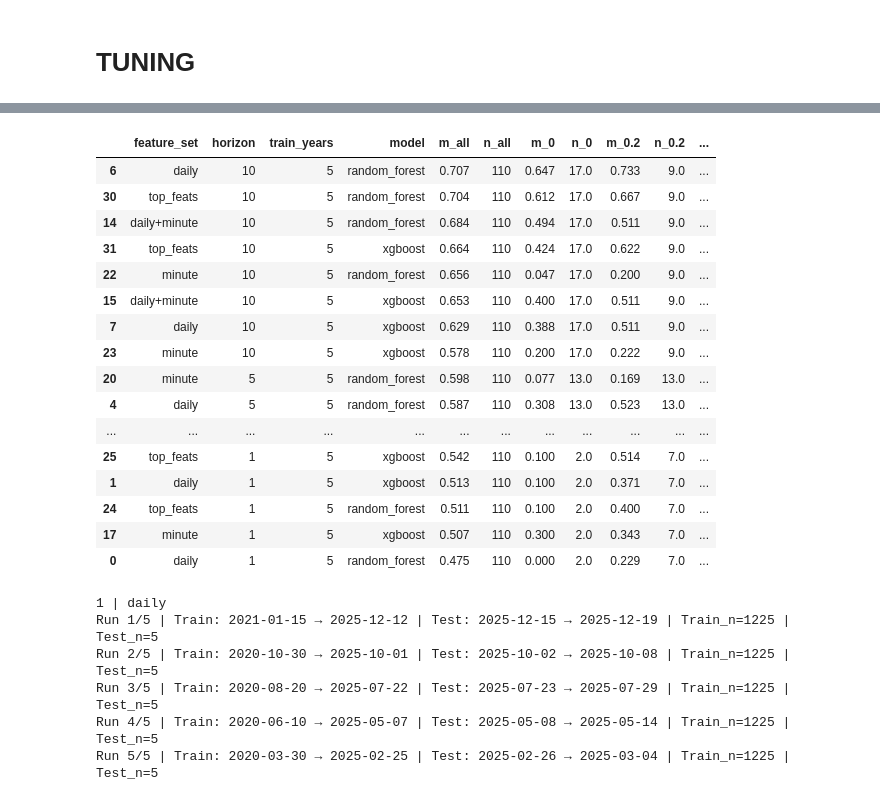
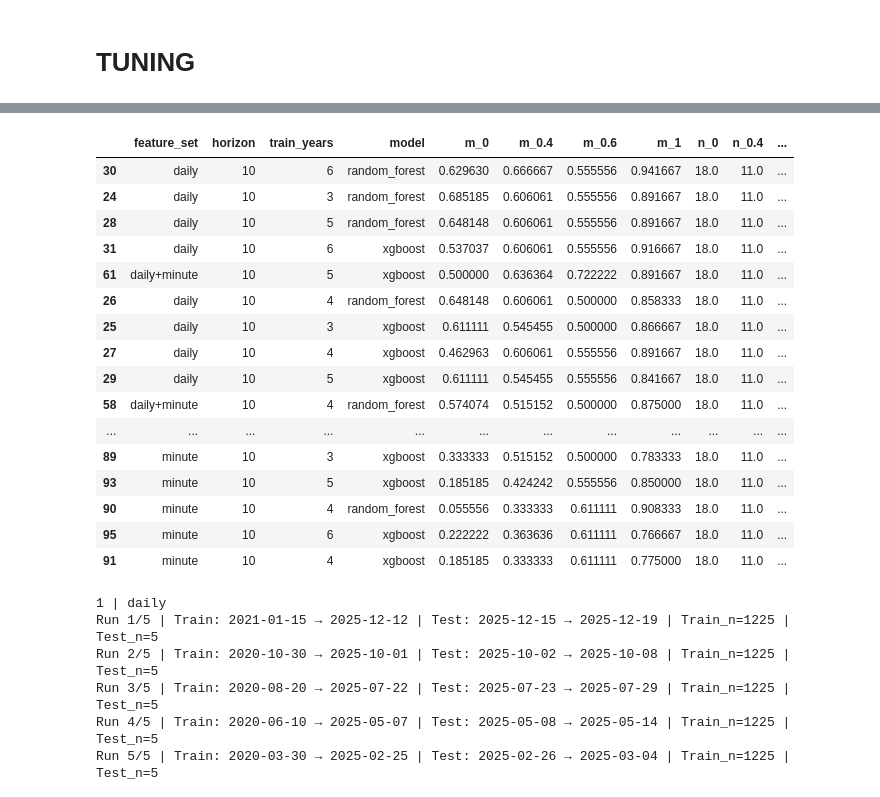
Before and after one commit to bchase17/Fracturion, a Jupyter notebook: Intraday_Model_Pipeline/training_pipeline_simple.ipynb, the cells around one changed output, grey strips where cells are left out. Saved outputs shown, nothing was run; the diff lists cells and outputs as text; code cells hidden in the pictures.

```diff
--- a/Intraday_Model_Pipeline/training_pipeline_simple.ipynb
+++ b/Intraday_Model_Pipeline/training_pipeline_simple.ipynb
@@ -33,7 +33,7 @@ importlib.reload(min_features)
 importlib.reload(daily_return)
 
 df_min = min_features.min_features()
-returns = [1, 3, 5, 10]
+returns = [1, 2, 3, 5, 10]
 df_daily = daily_return.pull_daily('QQQ', returns)
 
 df_main = pd.merge(df_min, df_daily, how='inner', on='Date')
@@ -44,5 +44,12 @@ daily_cols = [
     c for c in df_daily.iloc[:, 1:].columns
     if "return" not in c.lower()
 ]
-min_cols = df_min.iloc[:, 1:].columns.to_list()
+close_cols = df_min.columns[df_min.columns.str.contains("close_")].to_list()
+min_cols = (
+    df_min
+    .loc[:, ~df_min.columns.isin(close_cols)]  # drop close_ columns
+    .iloc[:, 1:]                               # drop first column
+    .columns
+    .to_list()
+)
 results_baseline = pd.read_csv("baseline_performance_1-3-5-10.csv")
@@ -406,7 +400,6 @@ def walkback_runs(
             # inside your per-model loop, replace: m.fit(X_train, y_train)
             base = model
             grid = param_grids.get(model_name)
-            print(grid)
 
             if not grid:
                 m = clone(base).fit(X_train, y_train)
@@ -493,14 +486,14 @@ def walkback_runs(
 column_sets = [daily_cols, min_cols]#, daily_cols + min_cols]
 names = ["daily", "minute"]#, "daily+minute"]
 
-returns = [1]#, 3, 5, 10]#, 3, 5]  # add 3,5,etc later
+returns = [3, 5, 10]#, 3, 5]  # add 3,5,etc later
 train_years_grid = [5]#[3, 5, 7]  # could be [3,4,5,6]
-runs = 1
+runs = 110
 test_days = 5
 step_days = 5
 
-results= []
-results_df = pd.DataFrame()
+#results= []
+#results_df = pd.DataFrame()
 
 for feature_cols, feat_name in zip(column_sets, names):
     for r in returns:
@@ -541,7 +547,7 @@ Run 1/1 | Train: 2021-01-15 → 2025-12-12 | Test: 2025-12-15 → 2025-12-19 | T
 bins = [0, 0.2, 0.4, 0.6, 0.8, 1.0]
 idx  = ["feature_set", "horizon", "train_years", "model"]
 
-dfs = [results_baseline, results_trimmed]
+dfs = [results_df]
 final_df = None
 metric = 'acc' #'signed_acc, acc
 
@@ -555,54 +561,54 @@ for df in dfs:
     overall = (
         df.groupby(idx, as_index=False)
           .agg(m_all=(metric, "mean"), n_all=("run", "count"))
     )
 
     # by-bin
     g = (
         df.groupby(idx + ["test_pos_frac"], as_index=False)
           .agg(m=(metric, "mean"), n=("run", "count"))
     )
 
     wide = (
         g.pivot(index=idx, columns="test_pos_frac", values=["m", "n"])
          .reindex(columns=bins, level=1)
     )
     wide.columns = [f"{metric}_{frac:g}" for metric, frac in wide.columns]
     wide = wide.reset_index()
 
     # merge overall into wide
     wide = wide.merge(overall, on=idx, how="left")
 
     # optional: column order
-    column_order = ['feature_set', 'horizon', 'train_years', 'model', 'm_all', 'n_all', 'm_0', 'n_0', 'm_0.2',
-                    'n_0.2', 'm_0.4', 'n_0.4', 'm_0.6', 'n_0.6', 'm_0.8', 'n_0.8', 'm_1', 'n_1']
+    #column_order = ['feature_set', 'horizon', 'train_years', 'model', 'm_all', 'n_all', 'm_0', 'n_0', 'm_0.2',
+    #                'n_0.2', 'm_0.4', 'n_0.4', 'm_0.6', 'n_0.6', 'm_0.8', 'n_0.8', 'm_1', 'n_1']
 
-    wide = wide[column_order].round(3)
+    #wide = wide[column_order].round(3)
 
     if final_df is None:
         final_df = wide.copy()
     else:
         final_df = pd.concat([final_df, wide.copy()], ignore_index=True)
 
-final_df.sort_values(by=['horizon', 'm_all'], ascending=False)
+final_df[final_df['horizon'] == 10].sort_values(by=['horizon', 'm_all'], ascending=False)
 # %% [output]
-|  | feature_set | horizon | train_years | model | m_all | n_all | m_0 | n_0 | m_0.2 | n_0.2 | ... |
-| 6 | daily | 10 | 5 | random_forest | 0.707 | 110 | 0.647 | 17.0 | 0.733 | 9.0 | ... |
-| 30 | top_feats | 10 | 5 | random_forest | 0.704 | 110 | 0.612 | 17.0 | 0.667 | 9.0 | ... |
-| 14 | daily+minute | 10 | 5 | random_forest | 0.684 | 110 | 0.494 | 17.0 | 0.511 | 9.0 | ... |
-| 31 | top_feats | 10 | 5 | xgboost | 0.664 | 110 | 0.424 | 17.0 | 0.622 | 9.0 | ... |
-| 22 | minute | 10 | 5 | random_forest | 0.656 | 110 | 0.047 | 17.0 | 0.200 | 9.0 | ... |
-| 15 | daily+minute | 10 | 5 | xgboost | 0.653 | 110 | 0.400 | 17.0 | 0.511 | 9.0 | ... |
-| 7 | daily | 10 | 5 | xgboost | 0.629 | 110 | 0.388 | 17.0 | 0.511 | 9.0 | ... |
-| 23 | minute | 10 | 5 | xgboost | 0.578 | 110 | 0.200 | 17.0 | 0.222 | 9.0 | ... |
-| 20 | minute | 5 | 5 | random_forest | 0.598 | 110 | 0.077 | 13.0 | 0.169 | 13.0 | ... |
-| 4 | daily | 5 | 5 | random_forest | 0.587 | 110 | 0.308 | 13.0 | 0.523 | 13.0 | ... |
+|  | feature_set | horizon | train_years | model | m_0 | m_0.4 | m_0.6 | m_1 | n_0 | n_0.4 | ... |
+| 30 | daily | 10 | 6 | random_forest | 0.629630 | 0.666667 | 0.555556 | 0.941667 | 18.0 | 11.0 | ... |
+| 24 | daily | 10 | 3 | random_forest | 0.685185 | 0.606061 | 0.555556 | 0.891667 | 18.0 | 11.0 | ... |
+| 28 | daily | 10 | 5 | random_forest | 0.648148 | 0.606061 | 0.555556 | 0.891667 | 18.0 | 11.0 | ... |
+| 31 | daily | 10 | 6 | xgboost | 0.537037 | 0.606061 | 0.555556 | 0.916667 | 18.0 | 11.0 | ... |
+| 61 | daily+minute | 10 | 5 | xgboost | 0.500000 | 0.636364 | 0.722222 | 0.891667 | 18.0 | 11.0 | ... |
+| 26 | daily | 10 | 4 | random_forest | 0.648148 | 0.606061 | 0.500000 | 0.858333 | 18.0 | 11.0 | ... |
+| 25 | daily | 10 | 3 | xgboost | 0.611111 | 0.545455 | 0.500000 | 0.866667 | 18.0 | 11.0 | ... |
+| 27 | daily | 10 | 4 | xgboost | 0.462963 | 0.606061 | 0.555556 | 0.891667 | 18.0 | 11.0 | ... |
+| 29 | daily | 10 | 5 | xgboost | 0.611111 | 0.545455 | 0.555556 | 0.841667 | 18.0 | 11.0 | ... |
+| 58 | daily+minute | 10 | 4 | random_forest | 0.574074 | 0.515152 | 0.500000 | 0.875000 | 18.0 | 11.0 | ... |
 | ... | ... | ... | ... | ... | ... | ... | ... | ... | ... | ... | ... |
-| 25 | top_feats | 1 | 5 | xgboost | 0.542 | 110 | 0.100 | 2.0 | 0.514 | 7.0 | ... |
-| 1 | daily | 1 | 5 | xgboost | 0.513 | 110 | 0.100 | 2.0 | 0.371 | 7.0 | ... |
-| 24 | top_feats | 1 | 5 | random_forest | 0.511 | 110 | 0.100 | 2.0 | 0.400 | 7.0 | ... |
-| 17 | minute | 1 | 5 | xgboost | 0.507 | 110 | 0.300 | 2.0 | 0.343 | 7.0 | ... |
-| 0 | daily | 1 | 5 | random_forest | 0.475 | 110 | 0.000 | 2.0 | 0.229 | 7.0 | ... |
+| 89 | minute | 10 | 3 | xgboost | 0.333333 | 0.515152 | 0.500000 | 0.783333 | 18.0 | 11.0 | ... |
+| 93 | minute | 10 | 5 | xgboost | 0.185185 | 0.424242 | 0.555556 | 0.850000 | 18.0 | 11.0 | ... |
+| 90 | minute | 10 | 4 | random_forest | 0.055556 | 0.333333 | 0.611111 | 0.908333 | 18.0 | 11.0 | ... |
+| 95 | minute | 10 | 6 | xgboost | 0.222222 | 0.363636 | 0.611111 | 0.766667 | 18.0 | 11.0 | ... |
+| 91 | minute | 10 | 4 | xgboost | 0.185185 | 0.333333 | 0.611111 | 0.775000 | 18.0 | 11.0 | ... |
 # %%
 import numpy as np
 import pandas as pd
```
Also changed, not shown: parts of 5 cells of this notebook.
